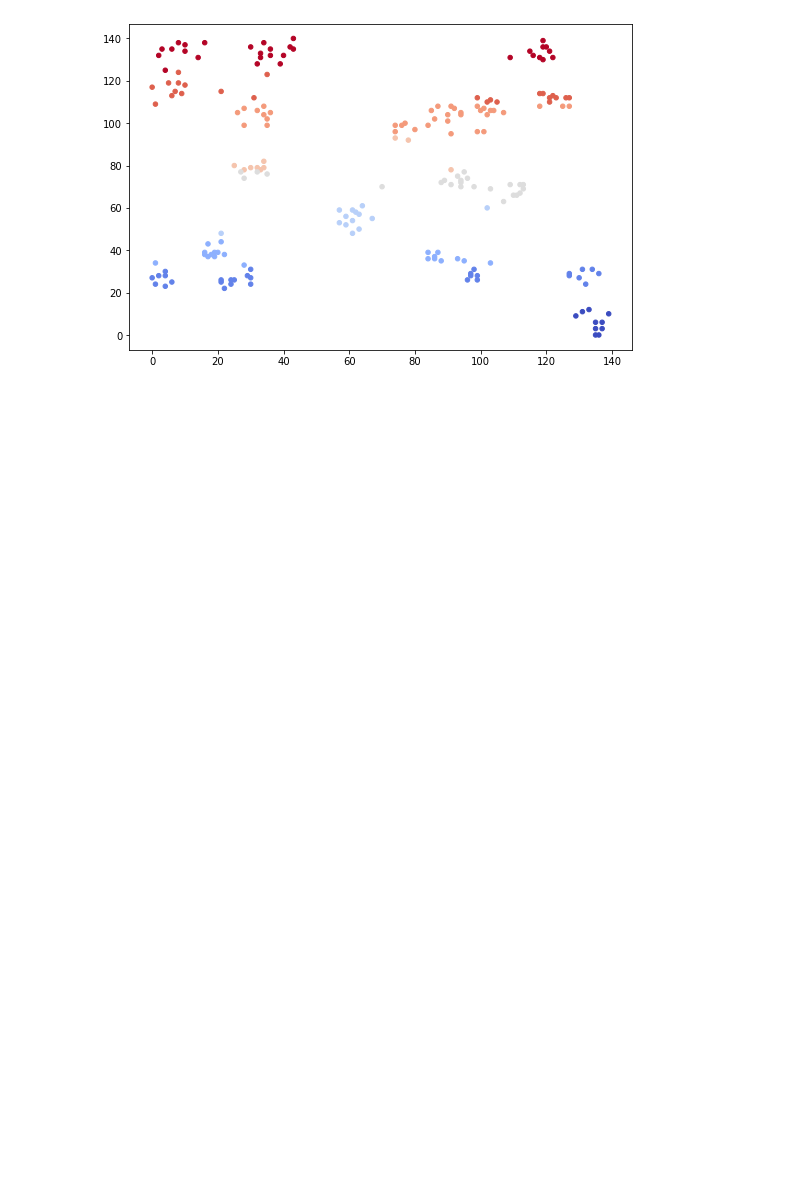
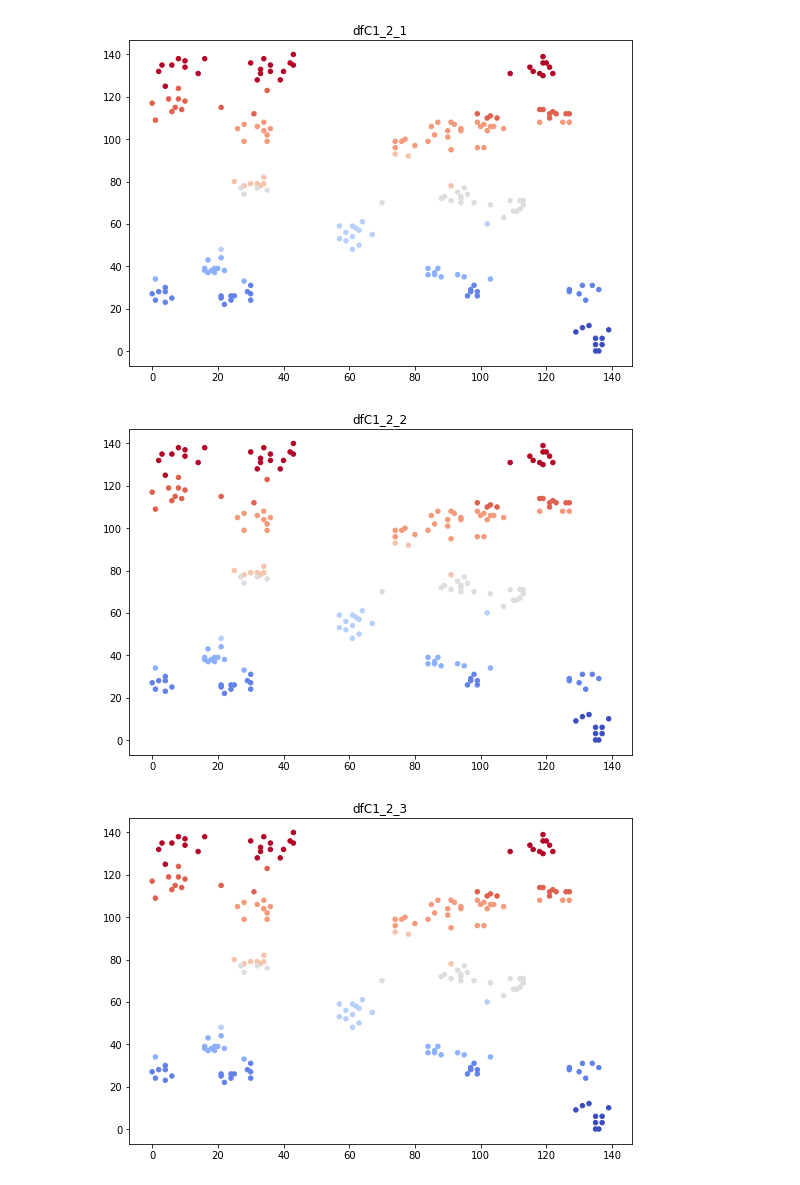
Before and after one commit to medcoughlin/MLC_VRPTW, a Jupyter notebook: MLC Final project-Copy1.ipynb, the cells around one changed output. Drawn from its saved outputs; the diff is of its cells as text; code cells hidden in the pictures; blank space fills up the shorter version.

```diff
--- a/MLC Final project-Copy1.ipynb
+++ b/MLC Final project-Copy1.ipynb
@@ -14,10 +14,14 @@ for i in names:
     # vars()['df_'+i]['XCOORD.'] = vars()['df_'+i]['XCOORD.'].astype('int')
     # vars()['df_'+i]['YCOORD.'] = vars()['df_'+i]['YCOORD.'].astype('int')
 # %%
-X=df_C1_2_1['XCOORD.']
-Y=df_C1_2_1['YCOORD.']
-plt.gca()
-plt.scatter(X,Y, s=20, c=Y, cmap=plt.cm.get_cmap('coolwarm', 9))
-plt.show()
+for i in names:
+    X=vars()['df_'+i]['XCOORD.']
+    Y=vars()['df_'+i]['YCOORD.']
+    plt.gca()
+    plt.title('df'+i)
+    plt.scatter(X,Y, s=20, c=Y, cmap=plt.cm.get_cmap('coolwarm', 9))
+    plt.show()
 # %% [output]
-[figure, old version]
+[figure, new version]
+[figure, added]
+[figure, added]
```
Also changed, not shown: parts of 1 cell of this notebook.
